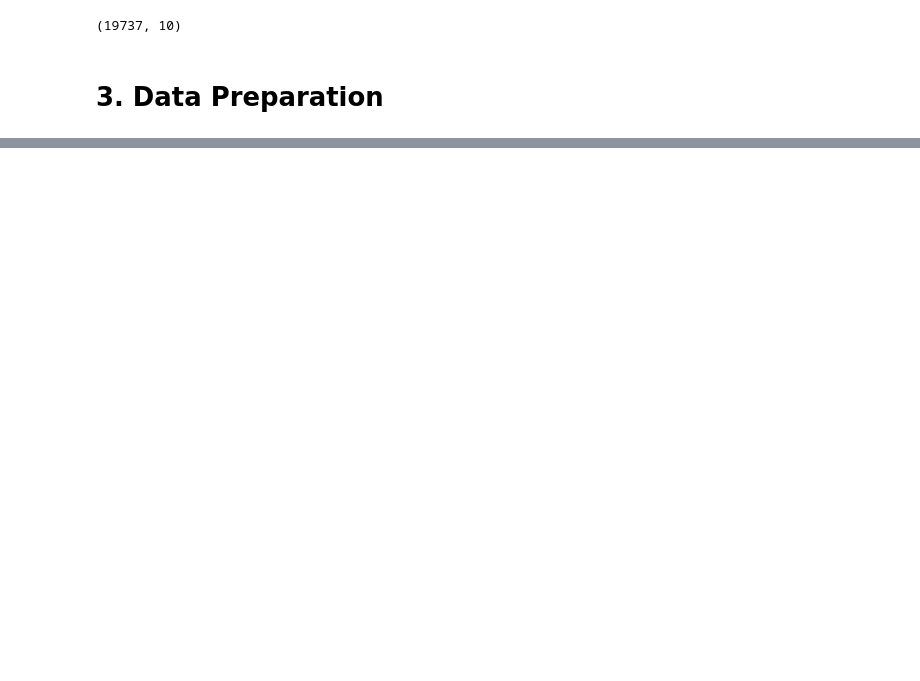
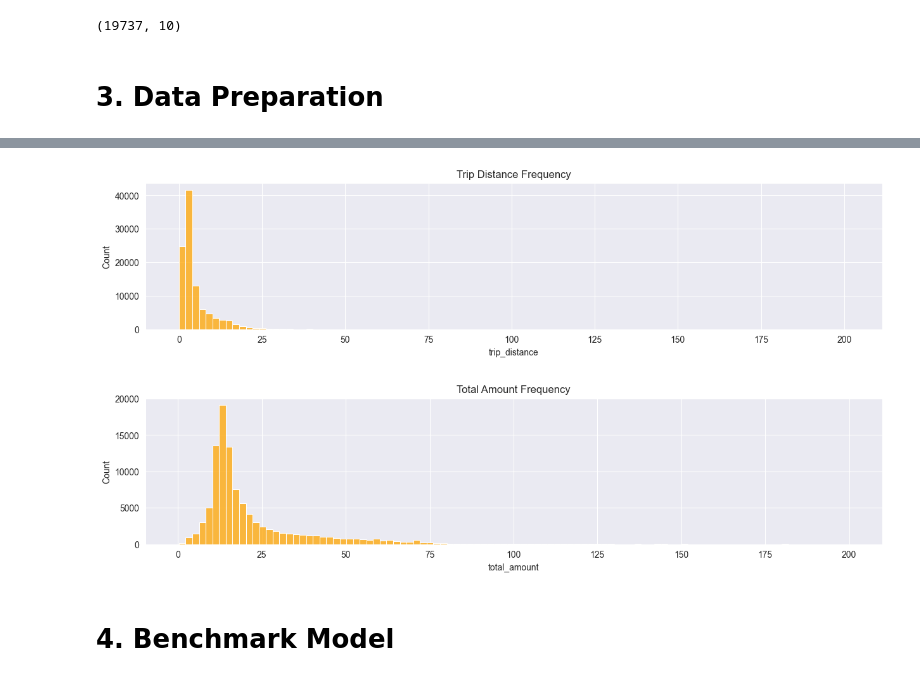
Before and after one commit to Cee-boop/New-York-Taxi-Analysis, a Jupyter notebook: presentable_notebook.ipynb, the cells around one changed output, grey strips where cells are left out. Saved outputs shown, nothing was run; the diff lists cells and outputs as text; code cells hidden in the pictures; blank space fills up the shorter version.

```diff
--- a/presentable_notebook.ipynb
+++ b/presentable_notebook.ipynb
@@ -283,15 +300,9 @@ def preprocessing(dataframe):
     # Cast pickup / dropoff to datetime
     X['tpep_pickup_datetime'] = pd.to_datetime(df['tpep_pickup_datetime'])
     X['tpep_dropoff_datetime'] = pd.to_datetime(df['tpep_dropoff_datetime'])
-    # Add duration column — convert timedelta object to list for formatting
-    X['duration'] = (X['tpep_dropoff_datetime'] - X['tpep_pickup_datetime']).astype(str).str.split(' ')
-    # Remove values that are greater than 1, or less than 0 days from duration
-    X = X[~((X['duration'].apply(lambda x: int(x[0]) >= 1)) | (X['duration'].apply(lambda x: int(x[0]) < 0)))]
-    # Remove values with a duration over 1 hour and trip_distance of 0
-    X = X[~((X['duration'].apply(lambda x: int(x[-1].split(':')[0]) > 1)) & (X['trip_distance'] == 0))]
 
     # Remove values that are greater than 200 from total_amount
-    X = X[(X['total_amount']) > 0 & (X['total_amount'] <= 200)]
+    X = X[(X['total_amount'] > 0) & (X['total_amount'] <= 200)]
     # Remove values with 99 from RatecodeID
     X = X[X['RatecodeID'] != 99]
 
@@ -304,13 +315,24 @@ def preprocessing(dataframe):
     # Remove values from transaction_year that aren't from 2019, and values from transaction_month that aren't from January [1]
     X = X[(X['transaction_year'] == 2019) & (X['transaction_month'] == 1)]
 
+    # Add duration column — convert timedelta object to list for formatting
+    X['duration'] = (X['tpep_dropoff_datetime'] - X['tpep_pickup_datetime']).astype(str).str.split(' ')
+    # Remove values that are greater than 1, or less than 0 days from duration
+    X = X[~((X['duration'].apply(lambda x: int(x[0]) >= 1)) | (X['duration'].apply(lambda x: int(x[0]) < 0)))]
+    # Remove duration column
+
     # Cast categorical columns as str instead of int
     X['RatecodeID'] = X['RatecodeID'].astype(str)
     X['payment_type'] = X['payment_type'].astype(str)
     X['PULocationID'] = X['PULocationID'].astype(str)
     X['DOLocationID'] = X['DOLocationID'].astype(str)
 
-    return X
+    # Selected numerical columns
+    num_cols = ['trip_distance', 'total_amount']
+    # Selected categorical columns
+    cat_cols = ['PULocationID', 'transaction_date', 'transaction_month',  'transaction_day', 'transaction_hour']
+
+    return X[cat_cols + num_cols]
 # %%
-df_filtered = preprocessing(df)
+df_main = preprocessing(df)
 # %%
@@ -333,0 +364,12 @@ cat_cols = df_filtered.select_dtypes(include='object').columns
+# %%
+# Numerical columns
+num_cols = ['trip_distance', 'total_amount']
+# Categorical columns
+cat_cols = ['PULocationID', 'transaction_date', 'transaction_month',  'transaction_day', 'transaction_hour']
+# %%
+# Group data transaction_hour/day by PULocationID and calculate the average total_amount
+taxi_grouped_by_region = df_main.groupby(cat_cols).mean().reset_index()
+taxi_grouped_by_region['transaction_count'] = df_main.groupby(cat_cols).count().reset_index()['total_amount']
+
+print(taxi_grouped_by_region.shape)
+taxi_grouped_by_region.head()
@@ -333,0 +384,11 @@ cat_cols = df_filtered.select_dtypes(include='object').columns
+# %%
+for col in ['trip_distance', 'total_amount']:
+    plt.figure(figsize=(15, 3))
+    plt.title(f"{col.title().replace('_', ' ')} Frequency")
+    sns.histplot(data=taxi_grouped_by_region, x=col, bins=100, color='orange')
+    plt.show()
+# %% [output]
+[figure, added]
+[figure, added]
+# %% [markdown]
+# 4. Benchmark Model
```
Also changed, not shown: parts of 11 cells of this notebook.
